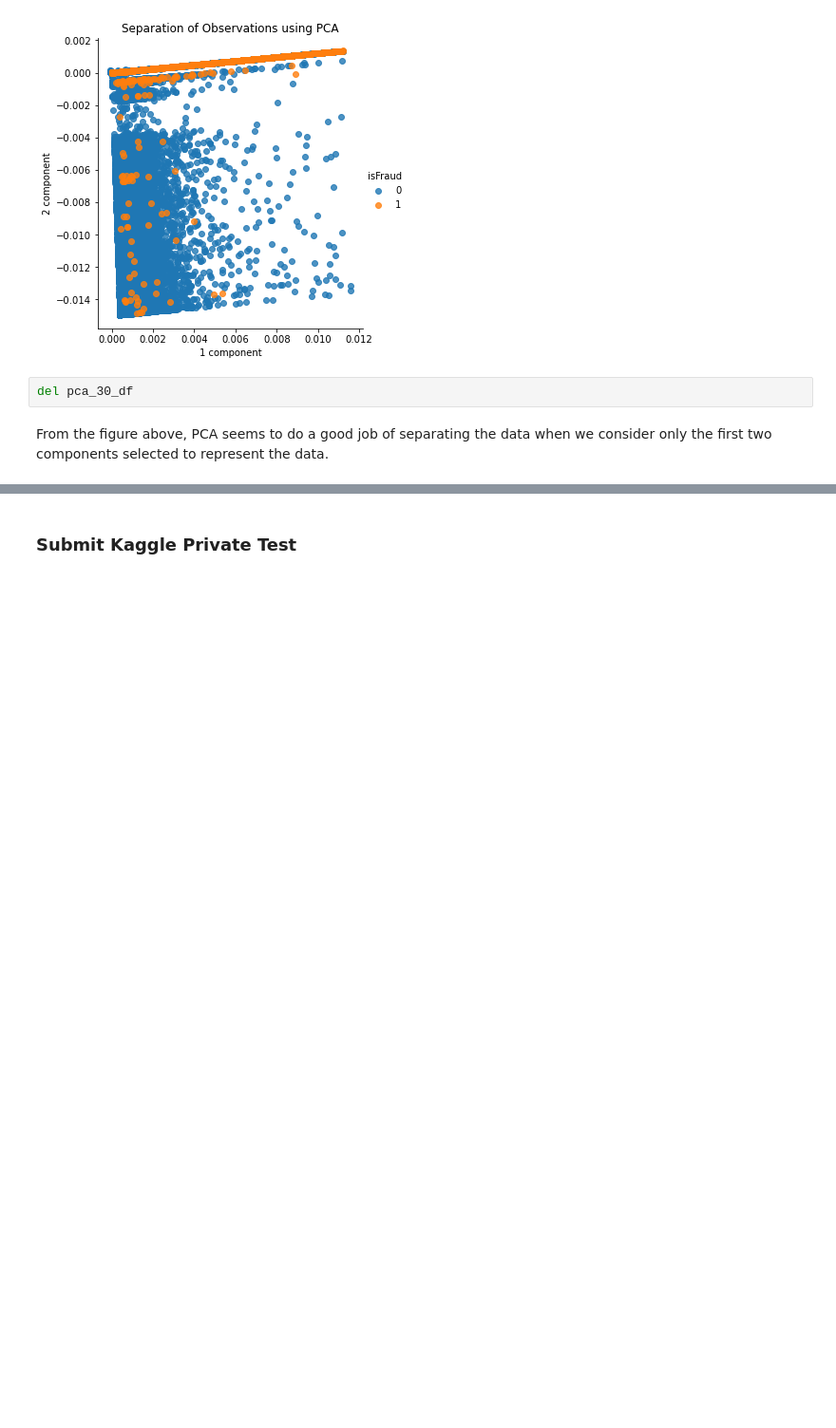
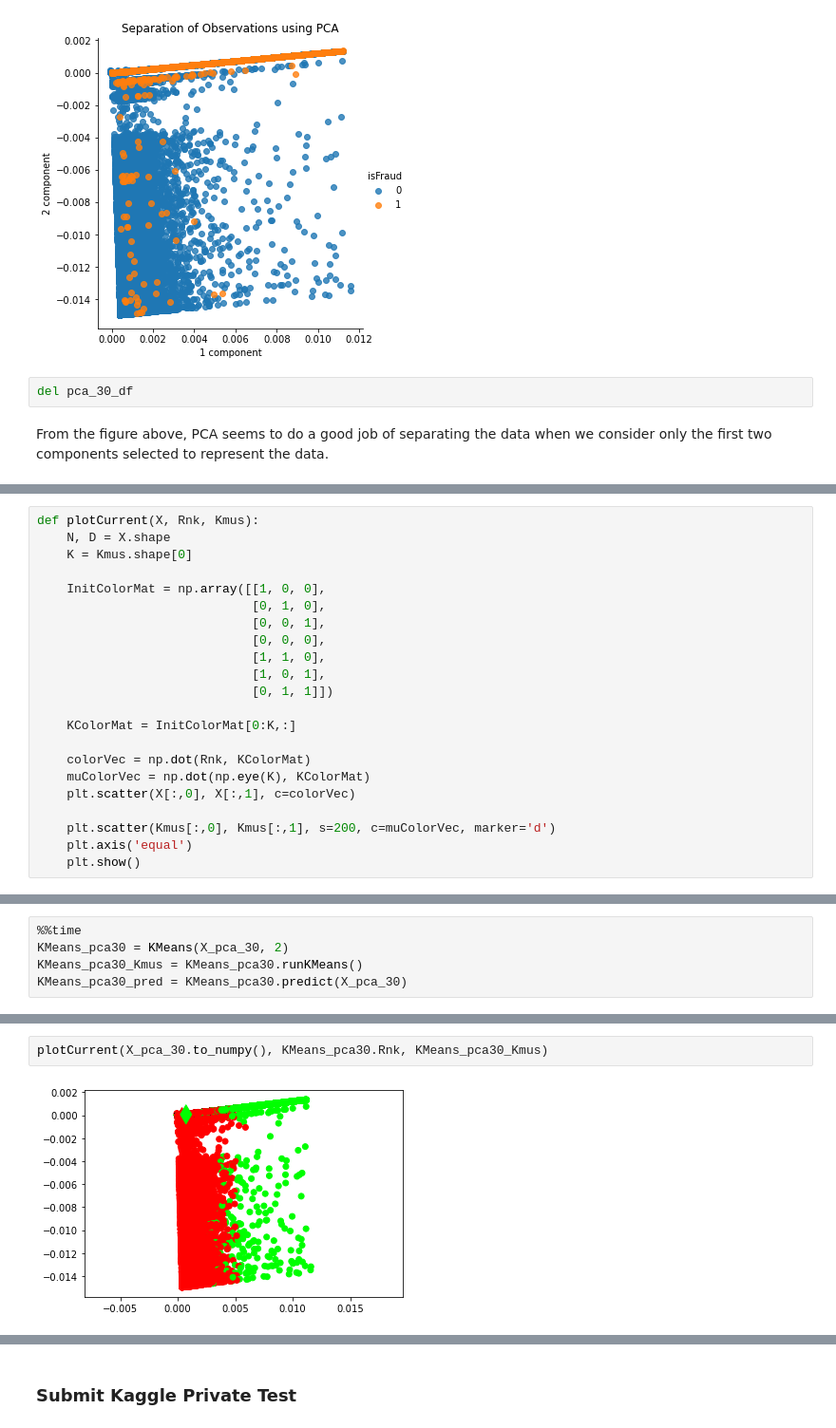
Before and after one commit to orangejustin/Fraud-Detetction, a Jupyter notebook: COGS118B - FRAUD DETECTION.ipynb, the cells around one changed output, grey strips where cells are left out. Shown at 95% size. Drawn from its saved outputs; the diff is of its cells as text; blank space fills up the shorter version.

```diff
--- a/COGS118B - FRAUD DETECTION.ipynb
+++ b/COGS118B - FRAUD DETECTION.ipynb
@@ -751,0 +835,22 @@ from sklearn import svm # direct import supervised
+# %%
+def plotCurrent(X, Rnk, Kmus):
+    N, D = X.shape
+    K = Kmus.shape[0]
+
+    InitColorMat = np.array([[1, 0, 0],
+                             [0, 1, 0],
+                             [0, 0, 1],
+                             [0, 0, 0],
+                             [1, 1, 0],
+                             [1, 0, 1],
+                             [0, 1, 1]])
+
+    KColorMat = InitColorMat[0:K,:]
+
+    colorVec = np.dot(Rnk, KColorMat)
+    muColorVec = np.dot(np.eye(K), KColorMat)
+    plt.scatter(X[:,0], X[:,1], c=colorVec)
+
+    plt.scatter(Kmus[:,0], Kmus[:,1], s=200, c=muColorVec, marker='d')
+    plt.axis('equal')
+    plt.show()
@@ -751,0 +894,5 @@ from sklearn import svm # direct import supervised
+# %%
+%%time
+KMeans_pca30 = KMeans(X_pca_30, 2)
+KMeans_pca30_Kmus = KMeans_pca30.runKMeans()
+KMeans_pca30_pred = KMeans_pca30.predict(X_pca_30)
@@ -751,0 +911,4 @@ from sklearn import svm # direct import supervised
+# %%
+plotCurrent(X_pca_30.to_numpy(), KMeans_pca30.Rnk, KMeans_pca30_Kmus)
+# %% [output]
+[figure, added]
```
Also changed, not shown: parts of 76 cells of this notebook.
